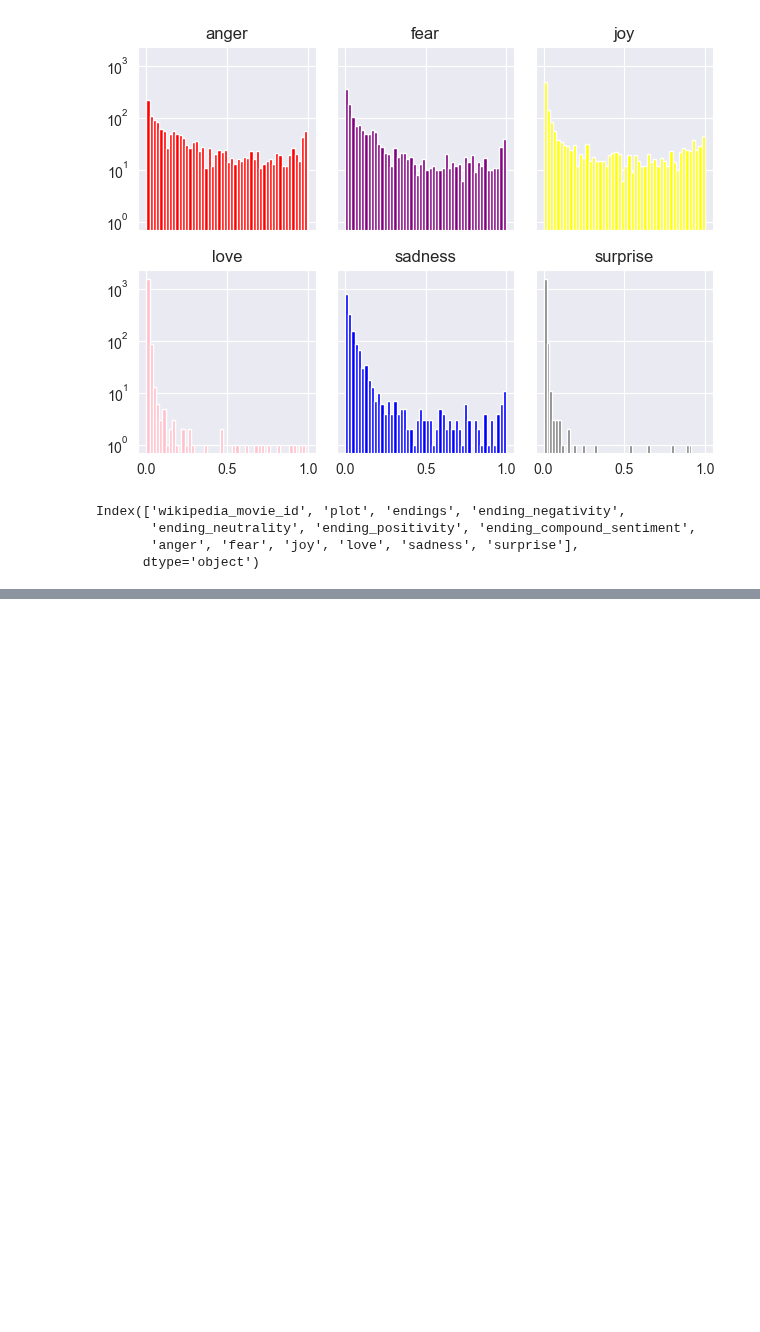
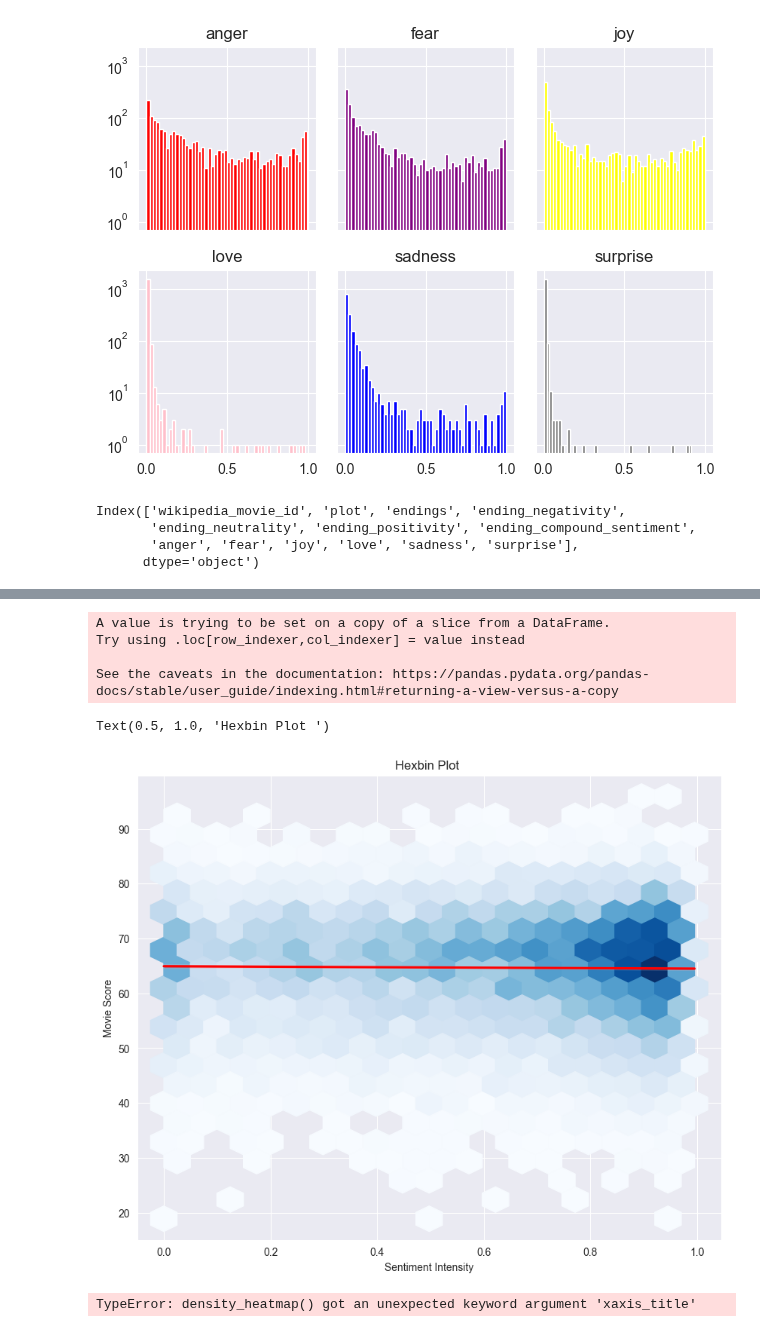
Before and after one commit to epfl-ada/ada-2023-project-dataexplorers, a Jupyter notebook: sentimentAnalysis.ipynb, the cells around one changed output, grey strips where cells are left out. Saved outputs shown, nothing was run; the diff lists cells and outputs as text; code cells hidden in the pictures; blank space fills up the shorter version.

```diff
--- a/sentimentAnalysis.ipynb
+++ b/sentimentAnalysis.ipynb
@@ -255,0 +332,8 @@ Accuracy: 0.0
+# %%
+exploded_df = movies_and_plots.explode('Generic Genre')
+dummies = pd.get_dummies(exploded_df['Generic Genre'], dtype=int)
+combined_df = pd.concat([exploded_df, dummies], axis=1)
+genres_cols = list(dummies.columns.values)
+genres_cols.append('wikipedia_movie_id')
+one_hot_encoded_genres = combined_df[genres_cols].groupby('wikipedia_movie_id').sum()
+one_hot_encoded_genres
@@ -255,0 +355,3 @@ Accuracy: 0.0
+# %%
+movies_and_plots = pd.merge(movies_and_plots, one_hot_encoded_genres, on='wikipedia_movie_id')
+movies_with_plots = movies_and_plots[~movies_and_plots.endings.isna()]
@@ -255,0 +374,3 @@ Accuracy: 0.0
+# %%
+sentiments_cols = ['ending_negativity', 'ending_positivity', 'movie_score', 'ending_compound_sentiment']
+genres_and_sentiments  = movies_with_plots[genres_cols+sentiments_cols]
@@ -255,0 +448,4 @@ Accuracy: 0.0
+# %%
+genres_and_sentiments['sentiment_intensity'] = genres_and_sentiments['ending_compound_sentiment'].apply(np.abs)
+needed_columns= ['ending_negativity','ending_positivity', 'movie_score','ending_compound_sentiment','sentiment_intensity']
+display(genres_and_sentiments)
@@ -255,0 +508,21 @@ Accuracy: 0.0
+# %%
+fig, ax = plt.subplots(nrows=1, ncols=1, figsize=(10, 8))
+movies_with_genre = genres_and_sentiments[sentiments_cols]
+movies_with_genre['sentiment_intensity'] = movies_with_genre['ending_compound_sentiment'].apply(np.abs)
+
+ax.hexbin(movies_with_genre['sentiment_intensity'], movies_with_genre['movie_score'], gridsize=20, cmap='Blues', mincnt=1)
+sns.regplot(movies_with_genre, x='sentiment_intensity', y='movie_score', scatter=False, ax=ax, color="red")
+#slope, intercept, r_value, p_value, std_err = sts.linregress(movies_with_genre['sentiment_intensity'], movies_with_genre['movie_score'])
+#line = slope * movies_with_genre['sentiment_intensity'] + intercept
+#ax.plot(movies_with_genre['sentiment_intensity'], line, color='red')  # red line for the trend
+
+ax.set_xlabel('Sentiment Intensity')
+ax.set_ylabel('Movie Score')
+ax.set_title(f'Hexbin Plot ')
+# %% [output]
+A value is trying to be set on a copy of a slice from a DataFrame.
+Try using .loc[row_indexer,col_indexer] = value instead
+
+See the caveats in the documentation: https://pandas.pydata.org/pandas-docs/stable/user_guide/indexing.html#returning-a-view-versus-a-copy
+Text(0.5, 1.0, 'Hexbin Plot ')
+[figure, added]
@@ -255,0 +531,9 @@ Accuracy: 0.0
+# %%
+plotly.plot(data_frame=movies_with_genre, x='sentiment_intensity',y='movie_score',title='Density Heatmap of Movie Score vs Sentiment Intensity',
+    xaxis_title='Sentiment Intensity',
+    yaxis_title='Movie Score',
+    kind='density_heatmap',
+    width=700,
+    height=800)
+# %% [output]
+TypeError: density_heatmap() got an unexpected keyword argument 'xaxis_title'
```
Also changed, not shown: parts of 37 cells of this notebook.
